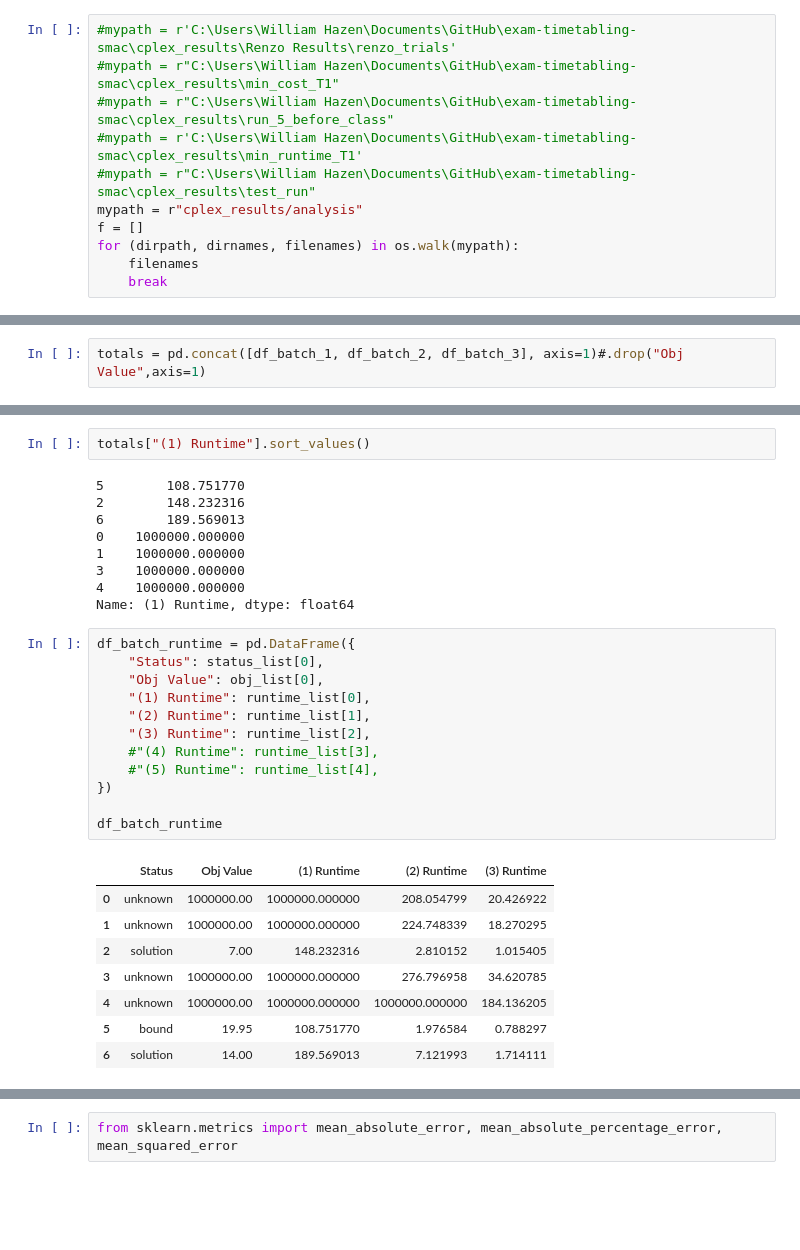
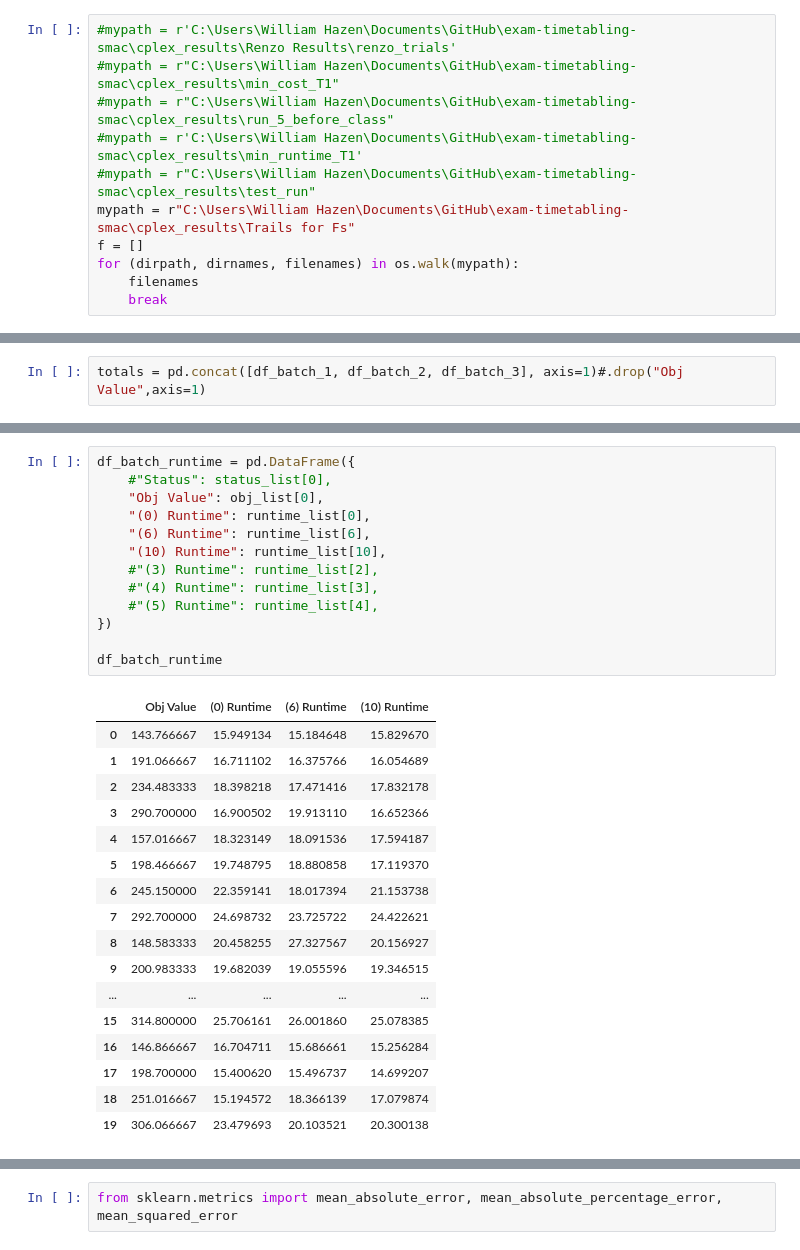
Before and after one commit to renzo-b/exam-timetabling-smac, a Jupyter notebook: process_results_wh.ipynb, the cells around one changed output, grey strips where cells are left out. Cells and saved outputs as stored; diff of their text form; blank space fills up the shorter version.

```diff
--- a/process_results_wh.ipynb
+++ b/process_results_wh.ipynb
@@ -9,7 +9,7 @@ import pandas as pd
 #mypath = r"C:\Users\William Hazen\Documents\GitHub\exam-timetabling-smac\cplex_results\run_5_before_class"
 #mypath = r'C:\Users\William Hazen\Documents\GitHub\exam-timetabling-smac\cplex_results\min_runtime_T1'
 #mypath = r"C:\Users\William Hazen\Documents\GitHub\exam-timetabling-smac\cplex_results\test_run"
-mypath = r"cplex_results/analysis"
+mypath = r"C:\Users\William Hazen\Documents\GitHub\exam-timetabling-smac\cplex_results\Trails for Fs"
 f = []
 for (dirpath, dirnames, filenames) in os.walk(mypath):
     filenames
@@ -460,35 +470,34 @@ totals
-# %%
-totals["(1) Runtime"].sort_values()
-# %% [output]
-5        108.751770
-2        148.232316
-6        189.569013
-0    1000000.000000
-1    1000000.000000
-3    1000000.000000
-4    1000000.000000
-Name: (1) Runtime, dtype: float64
 # %%
 df_batch_runtime = pd.DataFrame({
-    "Status": status_list[0],
+    #"Status": status_list[0],
     "Obj Value": obj_list[0],
-    "(1) Runtime": runtime_list[0],
-    "(2) Runtime": runtime_list[1],
-    "(3) Runtime": runtime_list[2],
+    "(0) Runtime": runtime_list[0],
+    "(6) Runtime": runtime_list[6],
+    "(10) Runtime": runtime_list[10],
+    #"(3) Runtime": runtime_list[2],
     #"(4) Runtime": runtime_list[3],
     #"(5) Runtime": runtime_list[4],
 })
 
 df_batch_runtime
 # %% [output]
-|  | Status | Obj Value | (1) Runtime | (2) Runtime | (3) Runtime |
-| 0 | unknown | 1000000.00 | 1000000.000000 | 208.054799 | 20.426922 |
-| 1 | unknown | 1000000.00 | 1000000.000000 | 224.748339 | 18.270295 |
-| 2 | solution | 7.00 | 148.232316 | 2.810152 | 1.015405 |
-| 3 | unknown | 1000000.00 | 1000000.000000 | 276.796958 | 34.620785 |
-| 4 | unknown | 1000000.00 | 1000000.000000 | 1000000.000000 | 184.136205 |
-| 5 | bound | 19.95 | 108.751770 | 1.976584 | 0.788297 |
-| 6 | solution | 14.00 | 189.569013 | 7.121993 | 1.714111 |
+|  | Obj Value | (0) Runtime | (6) Runtime | (10) Runtime |
+| 0 | 143.766667 | 15.949134 | 15.184648 | 15.829670 |
+| 1 | 191.066667 | 16.711102 | 16.375766 | 16.054689 |
+| 2 | 234.483333 | 18.398218 | 17.471416 | 17.832178 |
+| 3 | 290.700000 | 16.900502 | 19.913110 | 16.652366 |
+| 4 | 157.016667 | 18.323149 | 18.091536 | 17.594187 |
+| 5 | 198.466667 | 19.748795 | 18.880858 | 17.119370 |
+| 6 | 245.150000 | 22.359141 | 18.017394 | 21.153738 |
+| 7 | 292.700000 | 24.698732 | 23.725722 | 24.422621 |
+| 8 | 148.583333 | 20.458255 | 27.327567 | 20.156927 |
+| 9 | 200.983333 | 19.682039 | 19.055596 | 19.346515 |
+| ... | ... | ... | ... | ... |
+| 15 | 314.800000 | 25.706161 | 26.001860 | 25.078385 |
+| 16 | 146.866667 | 16.704711 | 15.686661 | 15.256284 |
+| 17 | 198.700000 | 15.400620 | 15.496737 | 14.699207 |
+| 18 | 251.016667 | 15.194572 | 18.366139 | 17.079874 |
+| 19 | 306.066667 | 23.479693 | 20.103521 | 20.300138 |
 # %%
 df_batch_runtime.describe()
 # %% [output]
```
Also changed, not shown: parts of 42 cells of this notebook.
